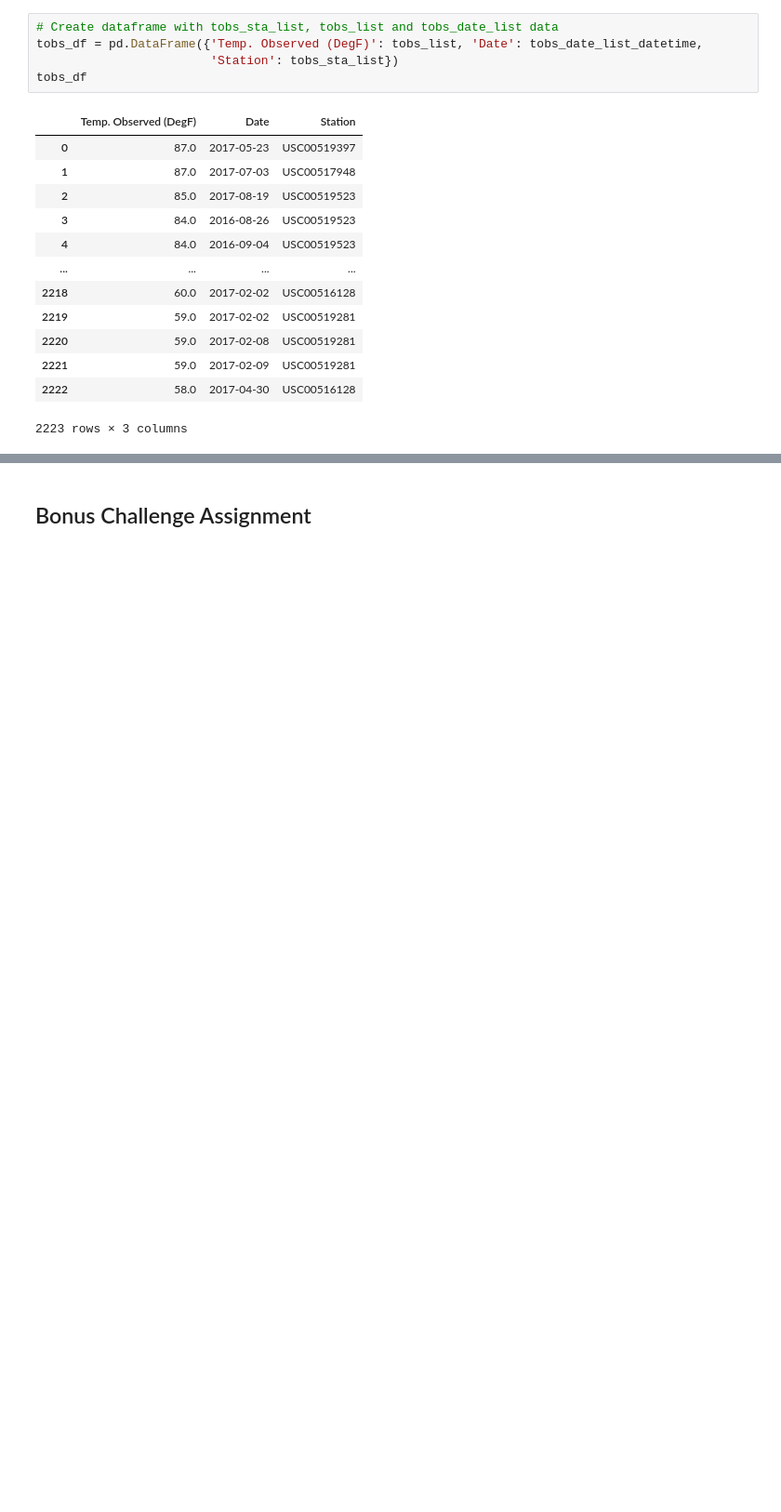
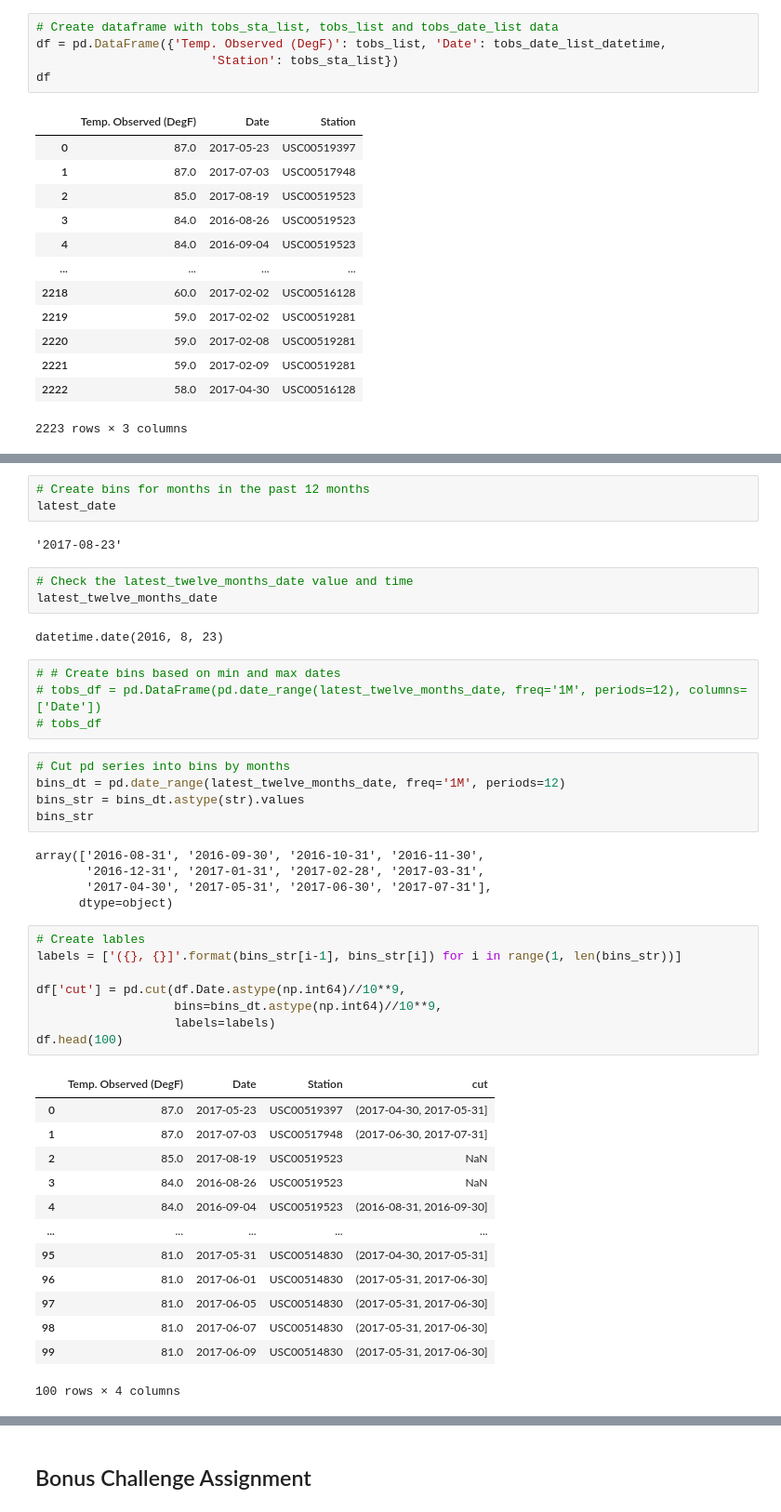
Before and after one commit to IrinaUX/sqlalchemy-challenge, a Jupyter notebook: weather_analysis.ipynb, the cells around one changed output, grey strips where cells are left out. Shown at 93% size. Drawn from its saved outputs; the diff is of its cells as text; blank space fills up the shorter version.

```diff
--- a/weather_analysis.ipynb
+++ b/weather_analysis.ipynb
@@ -449,9 +439,9 @@ print(f"Date: {len(tobs_date_list_datetime)}, Stations: {len(tobs_sta_list)}, Ob
 Date: 2223, Stations: 2223, Observations: 2223.
 # %%
 # Create dataframe with tobs_sta_list, tobs_list and tobs_date_list data
-tobs_df = pd.DataFrame({'Temp. Observed (DegF)': tobs_list, 'Date': tobs_date_list_datetime,
+df = pd.DataFrame({'Temp. Observed (DegF)': tobs_list, 'Date': tobs_date_list_datetime,
                         'Station': tobs_sta_list})
-tobs_df
+df
 # %% [output]
 |  | Temp. Observed (DegF) | Date | Station |
 | 0 | 87.0 | 2017-05-23 | USC00519397 |
@@ -468,0 +471,46 @@ tobs_df
+# %%
+# Create bins for months in the past 12 months
+latest_date
+# %% [output]
+'2017-08-23'
+# %%
+# Check the latest_twelve_months_date value and time
+latest_twelve_months_date
+# %% [output]
+datetime.date(2016, 8, 23)
+# %%
+# # Create bins based on min and max dates
+# tobs_df = pd.DataFrame(pd.date_range(latest_twelve_months_date, freq='1M', periods=12), columns=['Date'])
+# tobs_df
+# %%
+# Cut pd series into bins by months
+bins_dt = pd.date_range(latest_twelve_months_date, freq='1M', periods=12)
+bins_str = bins_dt.astype(str).values
+bins_str
+# %% [output]
+array(['2016-08-31', '2016-09-30', '2016-10-31', '2016-11-30',
+       '2016-12-31', '2017-01-31', '2017-02-28', '2017-03-31',
+       '2017-04-30', '2017-05-31', '2017-06-30', '2017-07-31'],
+      dtype=object)
+# %%
+# Create lables
+labels = ['({}, {}]'.format(bins_str[i-1], bins_str[i]) for i in range(1, len(bins_str))]
+
+df['cut'] = pd.cut(df.Date.astype(np.int64)//10**9,
+                   bins=bins_dt.astype(np.int64)//10**9,
+                   labels=labels)
+df.head(100)
+# %% [output]
+|  | Temp. Observed (DegF) | Date | Station | cut |
+| 0 | 87.0 | 2017-05-23 | USC00519397 | (2017-04-30, 2017-05-31] |
+| 1 | 87.0 | 2017-07-03 | USC00517948 | (2017-06-30, 2017-07-31] |
+| 2 | 85.0 | 2017-08-19 | USC00519523 | NaN |
+| 3 | 84.0 | 2016-08-26 | USC00519523 | NaN |
+| 4 | 84.0 | 2016-09-04 | USC00519523 | (2016-08-31, 2016-09-30] |
+| ... | ... | ... | ... | ... |
+| 95 | 81.0 | 2017-05-31 | USC00514830 | (2017-04-30, 2017-05-31] |
+| 96 | 81.0 | 2017-06-01 | USC00514830 | (2017-05-31, 2017-06-30] |
+| 97 | 81.0 | 2017-06-05 | USC00514830 | (2017-05-31, 2017-06-30] |
+| 98 | 81.0 | 2017-06-07 | USC00514830 | (2017-05-31, 2017-06-30] |
+| 99 | 81.0 | 2017-06-09 | USC00514830 | (2017-05-31, 2017-06-30] |
+100 rows × 4 columns
```
Also changed, not shown: parts of 12 cells of this notebook.
